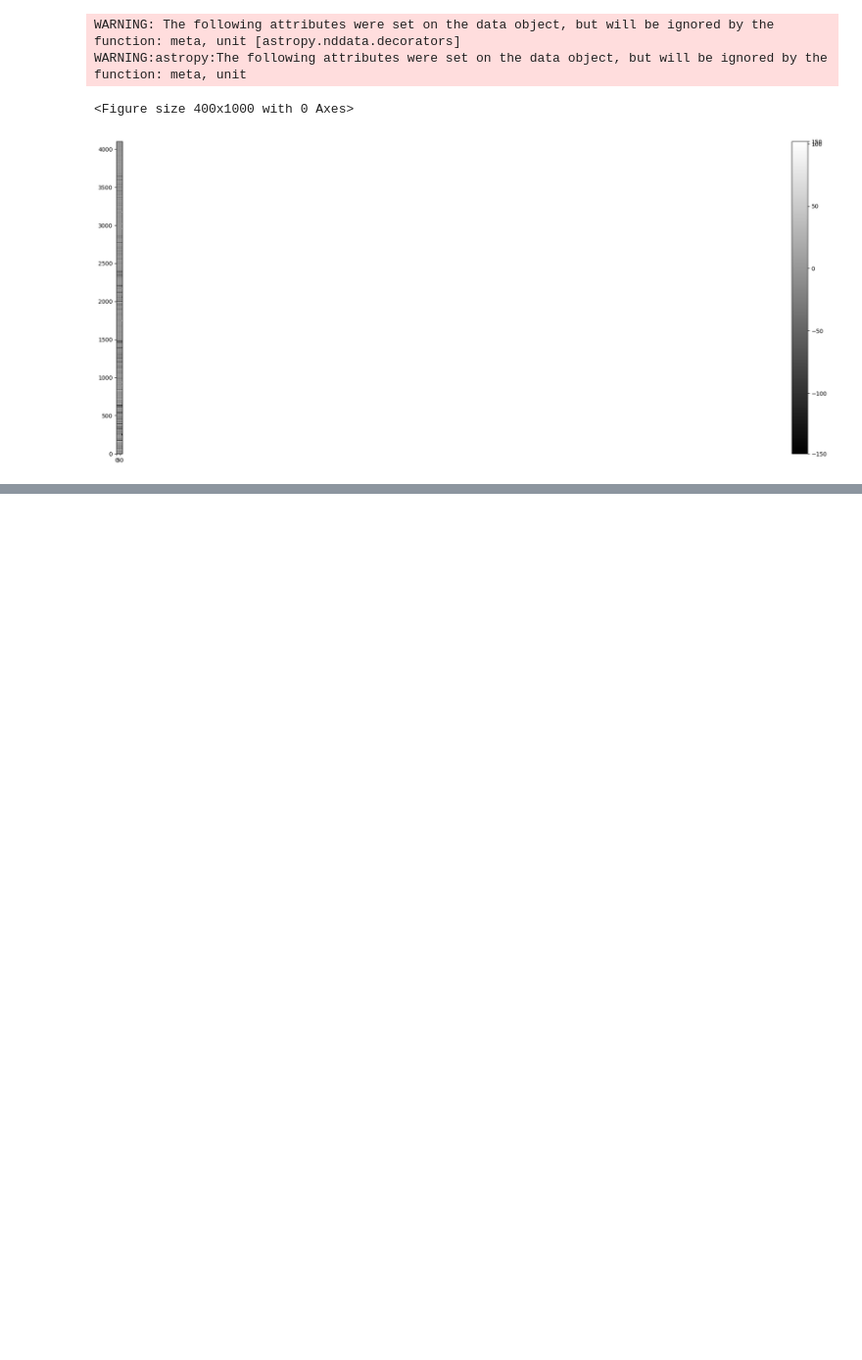
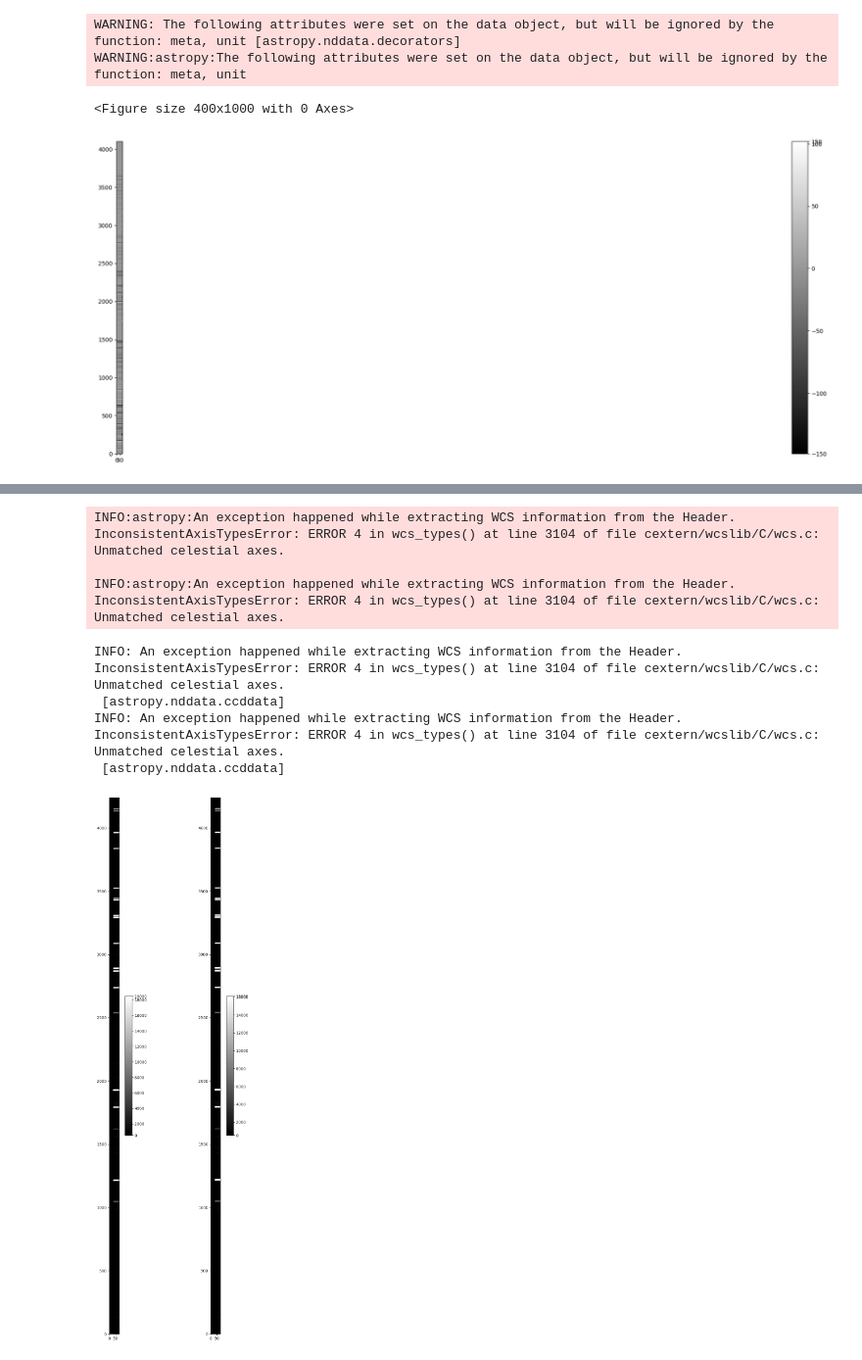
Before and after one commit to YoRHazero/focas-data-reduction-ccdp, a Jupyter notebook: ccdp.ipynb, the cells around one changed output, grey strips where cells are left out. Shown at 98% size. Drawn from its saved outputs; the diff is of its cells as text; code cells hidden in the pictures; blank space fills up the shorter version.

```diff
--- a/ccdp.ipynb
+++ b/ccdp.ipynb
@@ -654,0 +755,22 @@ UnitConversionError: 'electron / adu' and 'electron' are not convertible
+# %%
+fig,axes=plt.subplots(1,2,figsize=(10,20),tight_layout=True)
+cr_ccd=[]
+for i, ccd in enumerate(wc_files.ccds(**{'data-typ':'COMPARISON'})):
+    show_image(ccdp.trim_image(ccd[:,22:99]),cmap='gray',ax=axes[i],fig=fig)
+# %% [output]
+INFO:astropy:An exception happened while extracting WCS information from the Header.
+InconsistentAxisTypesError: ERROR 4 in wcs_types() at line 3104 of file cextern/wcslib/C/wcs.c:
+Unmatched celestial axes.
+
+INFO:astropy:An exception happened while extracting WCS information from the Header.
+InconsistentAxisTypesError: ERROR 4 in wcs_types() at line 3104 of file cextern/wcslib/C/wcs.c:
+Unmatched celestial axes.
+INFO: An exception happened while extracting WCS information from the Header.
+InconsistentAxisTypesError: ERROR 4 in wcs_types() at line 3104 of file cextern/wcslib/C/wcs.c:
+Unmatched celestial axes.
+ [astropy.nddata.ccddata]
+INFO: An exception happened while extracting WCS information from the Header.
+InconsistentAxisTypesError: ERROR 4 in wcs_types() at line 3104 of file cextern/wcslib/C/wcs.c:
+Unmatched celestial axes.
+ [astropy.nddata.ccddata]
+[figure, added]
```
Also changed, not shown: parts of 17 cells of this notebook, 13 other files.
